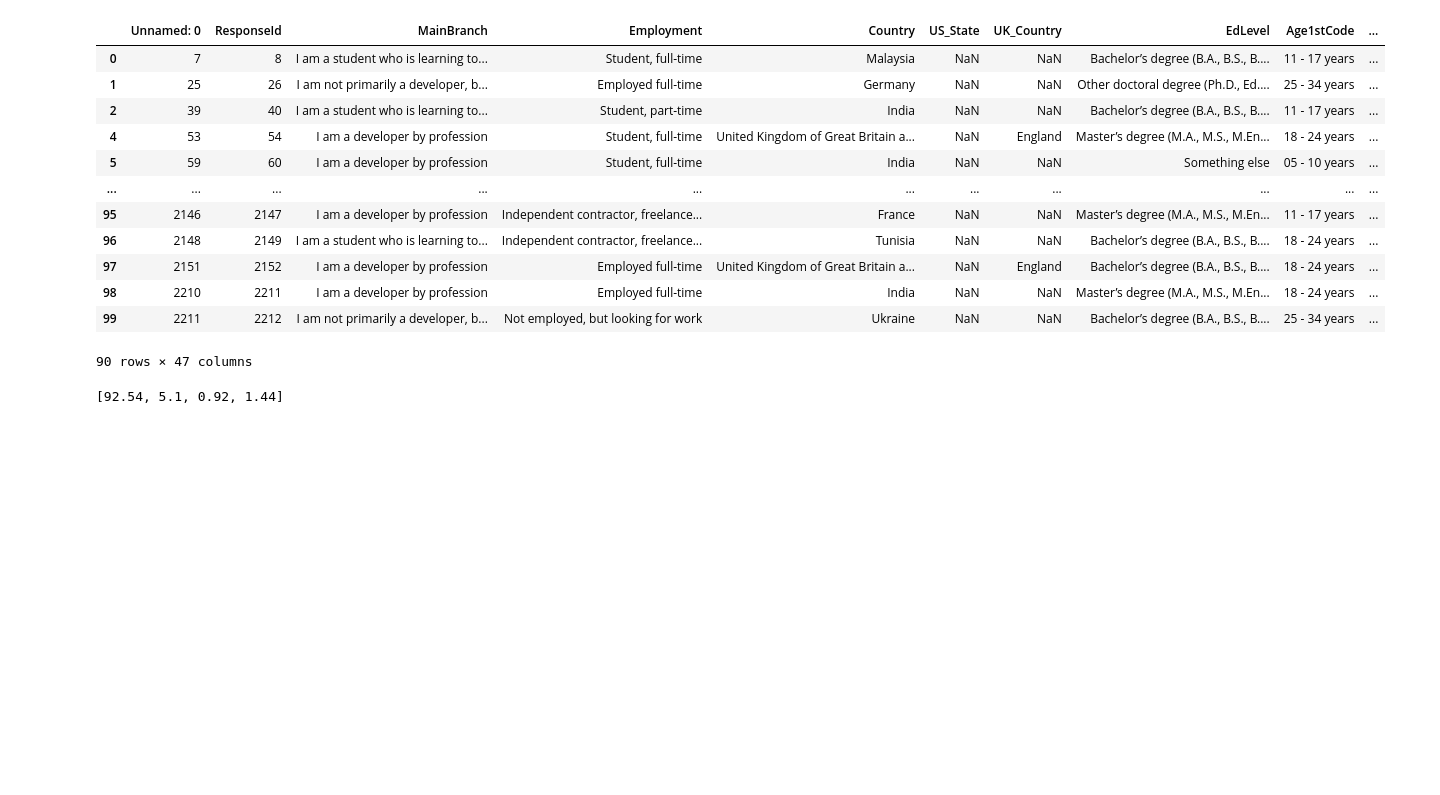
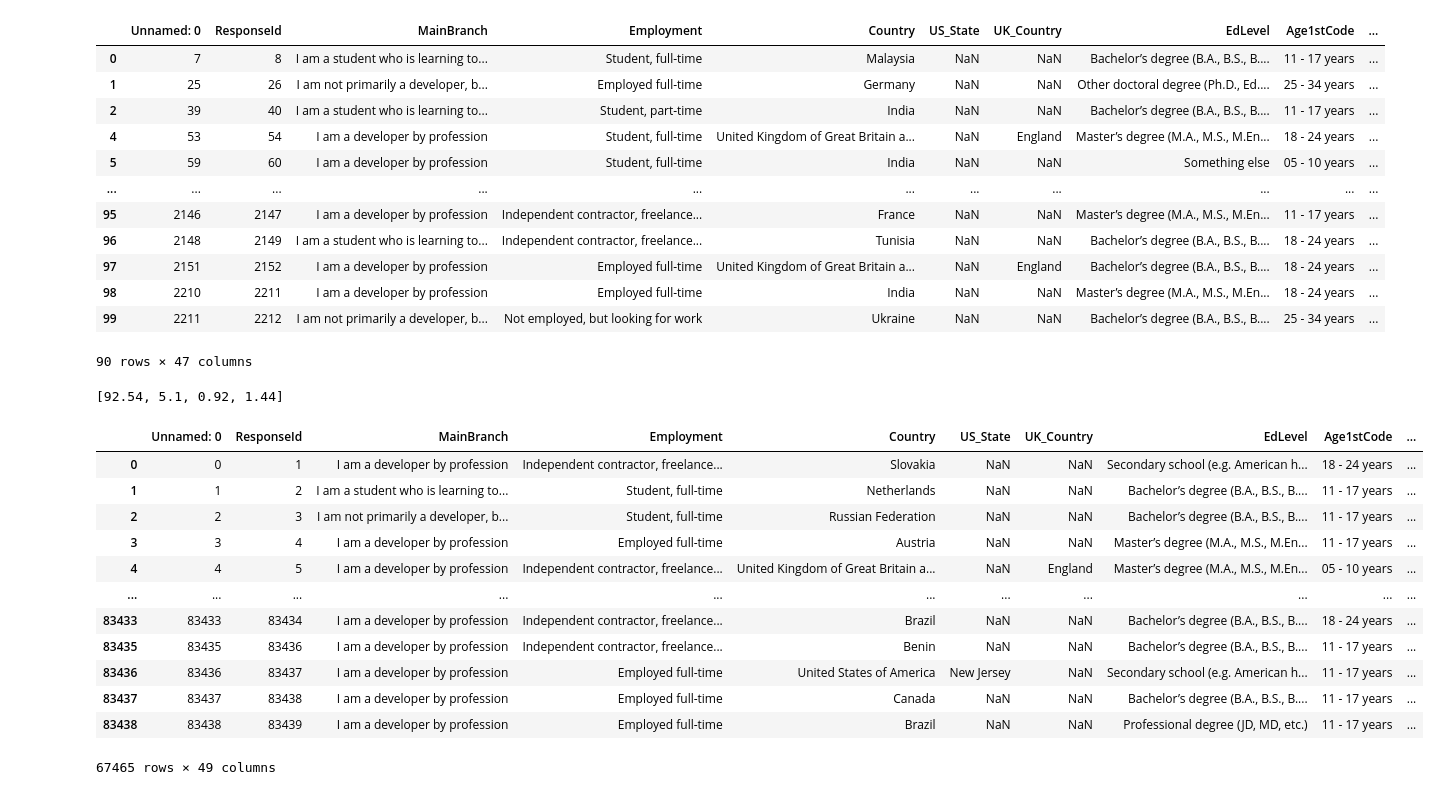
Before and after one commit to farahdian/datavisprojectrawdata, a Jupyter notebook: processing.ipynb, the cells around one changed output. Cells and saved outputs as stored; diff of their text form; code cells hidden in the pictures; blank space fills up the shorter version.

Commit message:
droppedna in allGenders

```diff
--- a/processing.ipynb
+++ b/processing.ipynb
@@ -155,3 +155,21 @@ gender_count_dict.update({"Percentage":percents})
 df_counts_wper=pd.DataFrame.from_dict(gender_count_dict)
 # %%
 df_counts_wper.to_csv("allgendersCount.csv")
+# %%
+edit_all=pd.read_csv('allGenders.csv')
+# %%
+edit_all.dropna(subset=["Age1stCode", "SOPartFreq"])
+# %% [output]
+|  | Unnamed: 0 | ResponseId | MainBranch | Employment | Country | US_State | UK_Country | EdLevel | Age1stCode | ... |
+| 0 | 0 | 1 | I am a developer by profession | Independent contractor, freelance... | Slovakia | NaN | NaN | Secondary school (e.g. American h... | 18 - 24 years | ... |
+| 1 | 1 | 2 | I am a student who is learning to... | Student, full-time | Netherlands | NaN | NaN | Bachelor’s degree (B.A., B.S., B.... | 11 - 17 years | ... |
+| 2 | 2 | 3 | I am not primarily a developer, b... | Student, full-time | Russian Federation | NaN | NaN | Bachelor’s degree (B.A., B.S., B.... | 11 - 17 years | ... |
+| 3 | 3 | 4 | I am a developer by profession | Employed full-time | Austria | NaN | NaN | Master’s degree (M.A., M.S., M.En... | 11 - 17 years | ... |
+| 4 | 4 | 5 | I am a developer by profession | Independent contractor, freelance... | United Kingdom of Great Britain a... | NaN | England | Master’s degree (M.A., M.S., M.En... | 05 - 10 years | ... |
+| ... | ... | ... | ... | ... | ... | ... | ... | ... | ... | ... |
+| 83433 | 83433 | 83434 | I am a developer by profession | Independent contractor, freelance... | Brazil | NaN | NaN | Bachelor’s degree (B.A., B.S., B.... | 18 - 24 years | ... |
+| 83435 | 83435 | 83436 | I am a developer by profession | Independent contractor, freelance... | Benin | NaN | NaN | Bachelor’s degree (B.A., B.S., B.... | 11 - 17 years | ... |
+| 83436 | 83436 | 83437 | I am a developer by profession | Employed full-time | United States of America | New Jersey | NaN | Secondary school (e.g. American h... | 11 - 17 years | ... |
+| 83437 | 83437 | 83438 | I am a developer by profession | Employed full-time | Canada | NaN | NaN | Bachelor’s degree (B.A., B.S., B.... | 11 - 17 years | ... |
+| 83438 | 83438 | 83439 | I am a developer by profession | Employed full-time | Brazil | NaN | NaN | Professional degree (JD, MD, etc.) | 11 - 17 years | ... |
+67465 rows × 49 columns
```
Also changed, not shown: parts of 1 cell of this notebook, 1 other file.
